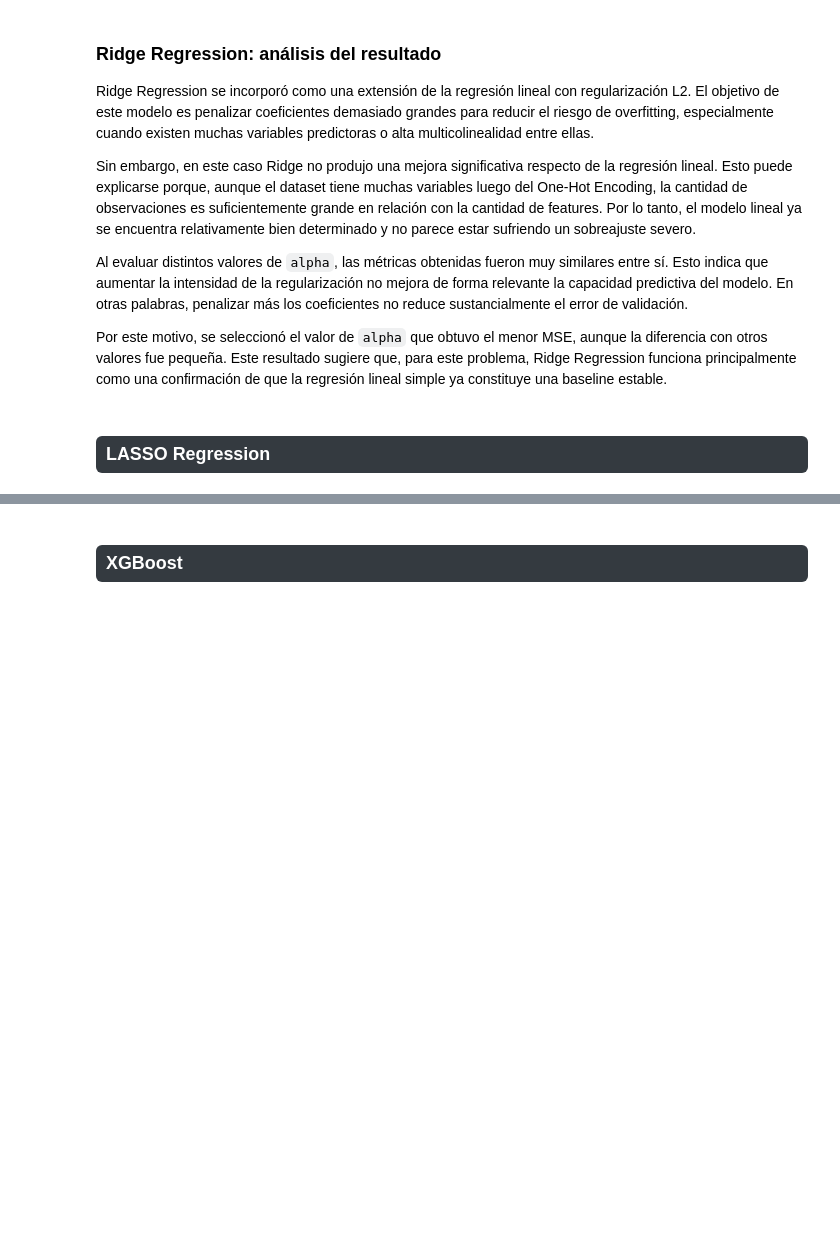
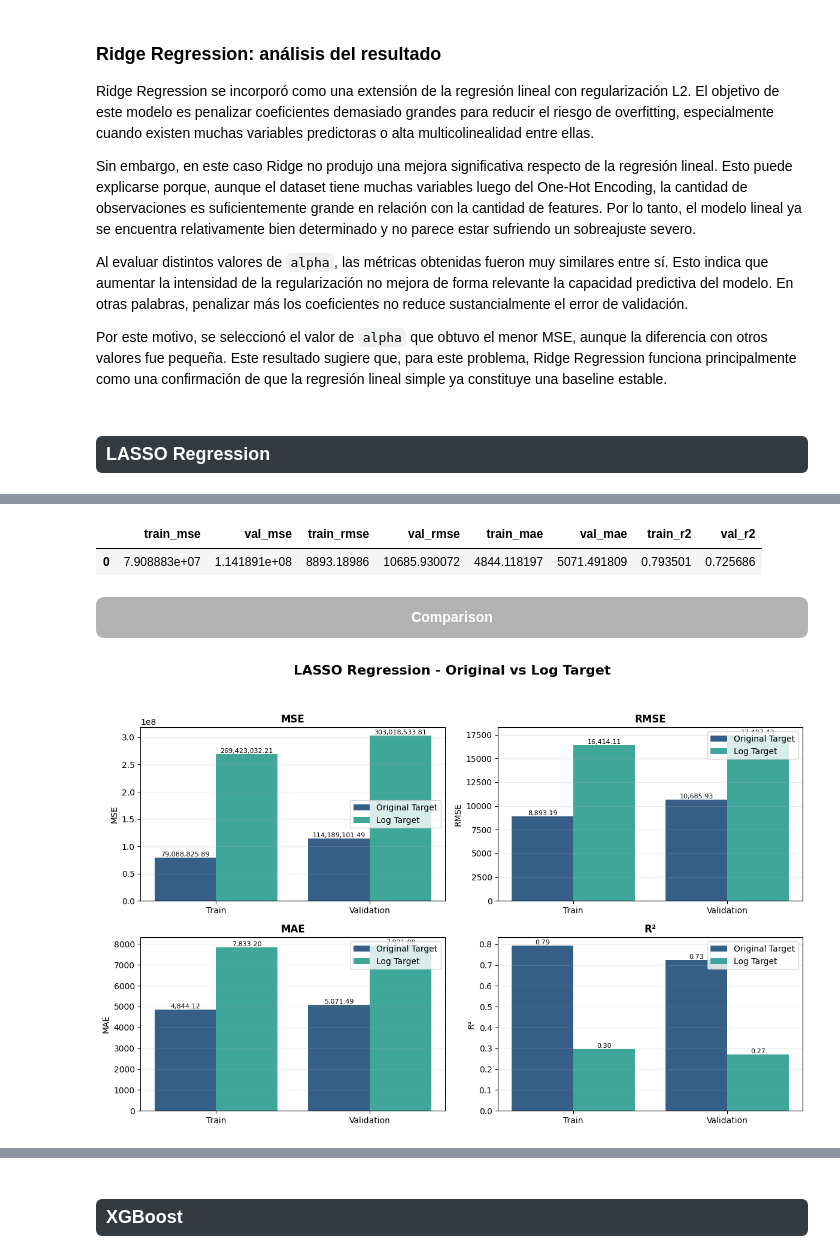
Before and after one commit to abrildiaco/TP_Final_ML, a Jupyter notebook: notebooks/modeling.ipynb, the cells around one changed output, grey strips where cells are left out. Drawn from its saved outputs; the diff is of its cells as text; code cells hidden in the pictures; blank space fills up the shorter version.

```diff
--- a/notebooks/modeling.ipynb
+++ b/notebooks/modeling.ipynb
@@ -114,5 +277,5 @@ LASSO Regression
 # %%
-# lasso_model, lasso_metrics, lasso_predictions = mod.train_lasso_regression(
-#     X_train, y_train, X_val, y_val, alpha=best_lasso_alpha,
-# )
-# lasso_metrics
+lasso_model, lasso_metrics, lasso_predictions = mod.train_lasso_regression(
+    X_train_pp, y_train, X_val_pp, y_val, alpha=best_lasso_alpha, use_log_target=False
+)
+lasso_metrics
@@ -123,10 +284,0 @@ Random Forest Regressor
-# %%
-random_forest_model, random_forest_metrics, random_forest_predictions = mod.train_random_forest(
-    X_train_pp,
-    y_train,
-    X_val_pp,
-    y_val,
-    n_estimators=300,
-    max_depth=10,
-    min_samples_leaf=2,
-)
@@ -137,0 +316,29 @@ visual.plot_regression_metrics(
+# %%
+lasso_log_model, lasso_log_metrics, lasso_log_predictions = mod.train_lasso_regression(
+    X_train_pp, y_train, X_val_pp, y_val, alpha=best_lasso_alpha, use_log_target=True
+)
+lasso_metrics
+# %% [output]
+|  | train_mse | val_mse | train_rmse | val_rmse | train_mae | val_mae | train_r2 | val_r2 |
+| 0 | 7.908883e+07 | 1.141891e+08 | 8893.18986 | 10685.930072 | 4844.118197 | 5071.491809 | 0.793501 | 0.725686 |
+# %% [markdown]
+<div style="
+    text-align: center;
+    background-color: rgba(0, 0, 0, 0.3);
+    color: white;
+    padding: 10px;
+    border-radius: 8px;
+    font-weight: bold;
+">
+Comparison
+</div>
+# %%
+visual.plot_regression_metrics_comparison(
+    {
+        "Original Target": lasso_metrics,
+        "Log Target": lasso_log_metrics,
+    },
+    title="LASSO Regression - Original vs Log Target"
+)
+# %% [output]
+[figure, added]
```
Also changed, not shown: parts of 86 cells of this notebook, 6 other files.
